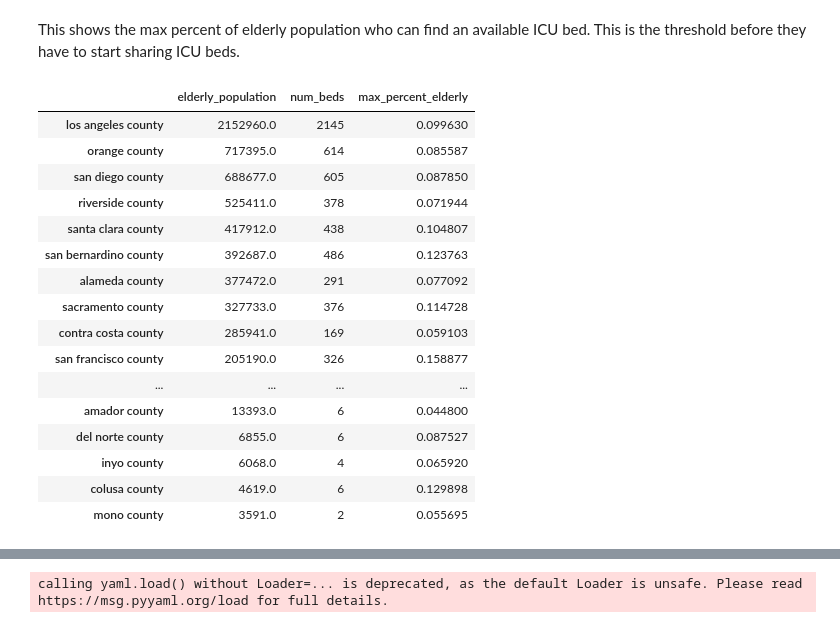
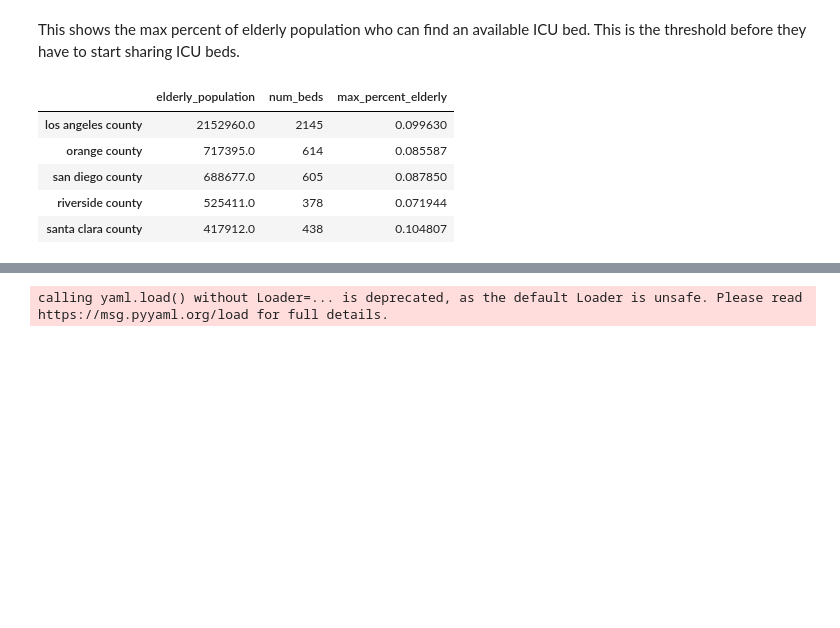
Before and after one commit to abhay6694/covid-19-Dashboard, a Jupyter notebook: notebooks/Covid_19_Data_Exploration.ipynb, the cells around one changed output, grey strips where cells are left out. Saved outputs shown, nothing was run; the diff lists cells and outputs as text; code cells hidden in the pictures; blank space fills up the shorter version.

```diff
--- a/notebooks/Covid_19_Data_Exploration.ipynb
+++ b/notebooks/Covid_19_Data_Exploration.ipynb
@@ -261,25 +167,14 @@ beds_for_elderly_population
 This shows the max percent of elderly population who can find an available ICU bed. This is the threshold before they have to start sharing ICU beds.
 # %%
 beds_for_elderly_population['max_percent_elderly'] =  beds_for_elderly_population['num_beds'] / beds_for_elderly_population['elderly_population']*100.0
-beds_for_elderly_population
+beds_for_elderly_population.head()
 # %% [output]
 |  | elderly_population | num_beds | max_percent_elderly |
 | los angeles county | 2152960.0 | 2145 | 0.099630 |
 | orange county | 717395.0 | 614 | 0.085587 |
 | san diego county | 688677.0 | 605 | 0.087850 |
 | riverside county | 525411.0 | 378 | 0.071944 |
 | santa clara county | 417912.0 | 438 | 0.104807 |
-| san bernardino county | 392687.0 | 486 | 0.123763 |
-| alameda county | 377472.0 | 291 | 0.077092 |
-| sacramento county | 327733.0 | 376 | 0.114728 |
-| contra costa county | 285941.0 | 169 | 0.059103 |
-| san francisco county | 205190.0 | 326 | 0.158877 |
-| ... | ... | ... | ... |
-| amador county | 13393.0 | 6 | 0.044800 |
-| del norte county | 6855.0 | 6 | 0.087527 |
-| inyo county | 6068.0 | 4 | 0.065920 |
-| colusa county | 4619.0 | 6 | 0.129898 |
-| mono county | 3591.0 | 2 | 0.055695 |
 # %%
 import matplotlib.pyplot as plt
 
```
Also changed, not shown: parts of 29 cells of this notebook, 9 other files.
